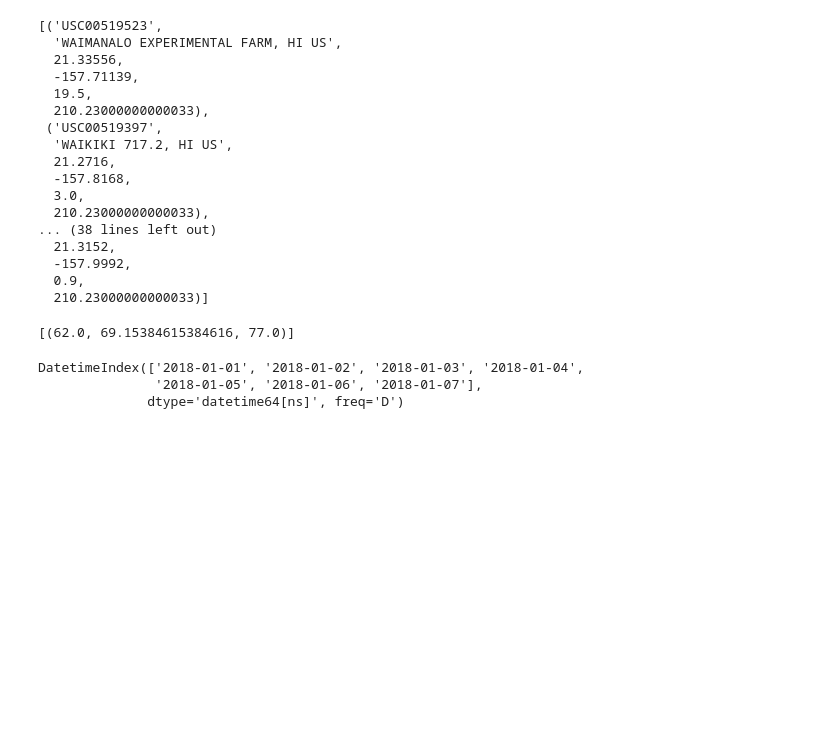
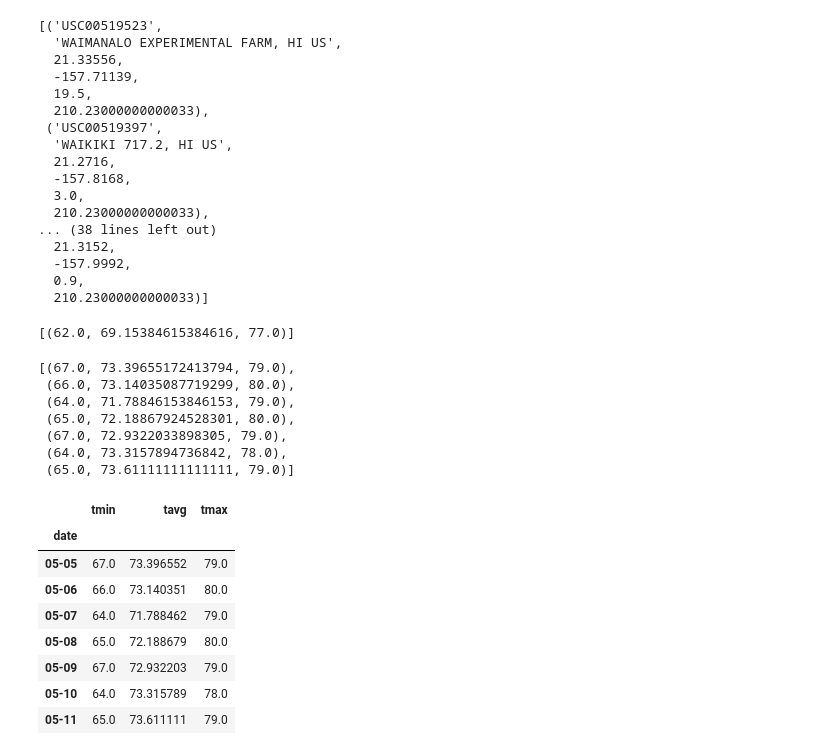
Before and after one commit to AGPalmer88/sqlalchemy-challenge, a Jupyter notebook: climate_analysis.ipynb, the cells around one changed output. Cells and saved outputs as stored; diff of their text form; code cells hidden in the pictures; blank space fills up the shorter version.

```diff
--- a/climate_analysis.ipynb
+++ b/climate_analysis.ipynb
@@ -393,20 +394,44 @@ daily_normals("01-01")
 
 # Set the start and end date of the trip
 #https://www.geeksforgeeks.org/python-pandas-date_range-method/
-daily_start = '2018-01-01'
-daily_end = '2018-01-07'
+daily_start = '2016-05-05'
+daily_end = '2016-05-11'
 
 # Use the start and end date to create a range of dates
 range_of_dates = pd.date_range(start=daily_start,  end=daily_end)
 range_of_dates
 # Stip off the year and save a list of %m-%d strings
+list_of_days = range_of_dates.strftime("%m-%d")
+list_of_days
+# Loop through the list of %m-%d strings and calculate the normals for each date
+normals=[]
+for date in list_of_days:
+    normals.append(*daily_normals(date))
 
-# Loop through the list of %m-%d strings and calculate the normals for each date
+normals
 # %% [output]
-DatetimeIndex(['2018-01-01', '2018-01-02', '2018-01-03', '2018-01-04',
-               '2018-01-05', '2018-01-06', '2018-01-07'],
-              dtype='datetime64[ns]', freq='D')
+[(67.0, 73.39655172413794, 79.0),
+ (66.0, 73.14035087719299, 80.0),
+ (64.0, 71.78846153846153, 79.0),
+ (65.0, 72.18867924528301, 80.0),
+ (67.0, 72.9322033898305, 79.0),
+ (64.0, 73.3157894736842, 78.0),
+ (65.0, 73.61111111111111, 79.0)]
 # %%
 # Load the previous query results into a Pandas DataFrame and add the `trip_dates` range as the `date` index
+Daily_normal_df = pd.DataFrame(normals, columns = ['tmin', 'tavg', 'tmax'])
+Daily_normal_df['date'] = list_of_days
+Daily_normal_df = Daily_normal_df.set_index("date")
+Daily_normal_df
+# %% [output]
+|  | tmin | tavg | tmax |
+| date |  |  |  |
+| 05-05 | 67.0 | 73.396552 | 79.0 |
+| 05-06 | 66.0 | 73.140351 | 80.0 |
+| 05-07 | 64.0 | 71.788462 | 79.0 |
+| 05-08 | 65.0 | 72.188679 | 80.0 |
+| 05-09 | 67.0 | 72.932203 | 79.0 |
+| 05-10 | 64.0 | 73.315789 | 78.0 |
+| 05-11 | 65.0 | 73.611111 | 79.0 |
 # %%
 # Plot the daily normals as an area plot with `stacked=False`
```
Also changed, not shown: parts of 2 cells of this notebook.
